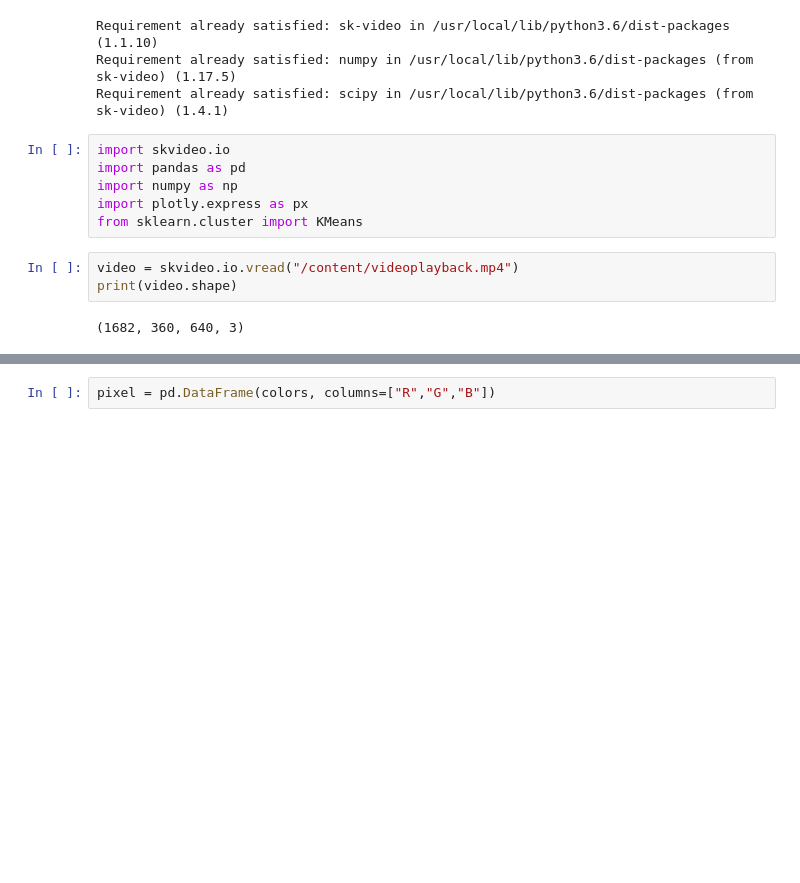
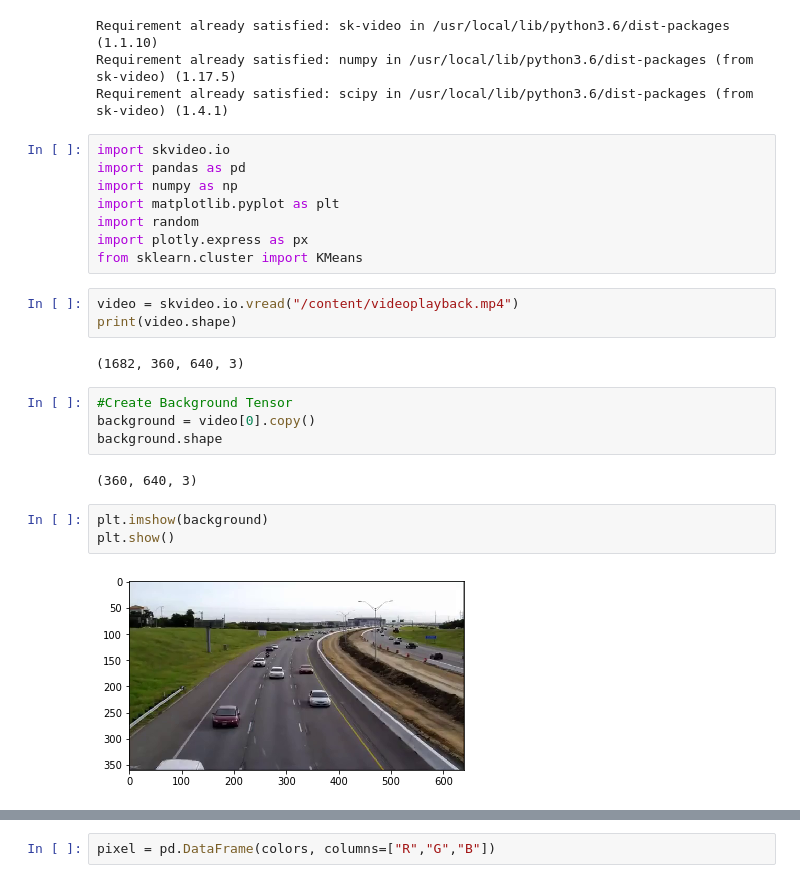
Before and after one commit to fescobar96/Video-Background-Removal, a Jupyter notebook: Video_Background_Removal.ipynb, the cells around one changed output, grey strips where cells are left out. Cells and saved outputs as stored; diff of their text form; blank space fills up the shorter version.

Commit message:
Add background

```diff
--- a/Video_Background_Removal.ipynb
+++ b/Video_Background_Removal.ipynb
@@ -8,6 +8,8 @@ Requirement already satisfied: scipy in /usr/local/lib/python3.6/dist-packages (
 import skvideo.io
 import pandas as pd
 import numpy as np
+import matplotlib.pyplot as plt
+import random
 import plotly.express as px
 from sklearn.cluster import KMeans
 # %%
@@ -15,3 +17,14 @@ video = skvideo.io.vread("/content/videoplayback.mp4")
 print(video.shape)
 # %% [output]
 (1682, 360, 640, 3)
+# %%
+#Create Background Tensor
+background = video[0].copy()
+background.shape
+# %% [output]
+(360, 640, 3)
+# %%
+plt.imshow(background)
+plt.show()
+# %% [output]
+[figure, added]
```
Also changed, not shown: parts of 6 cells of this notebook.
